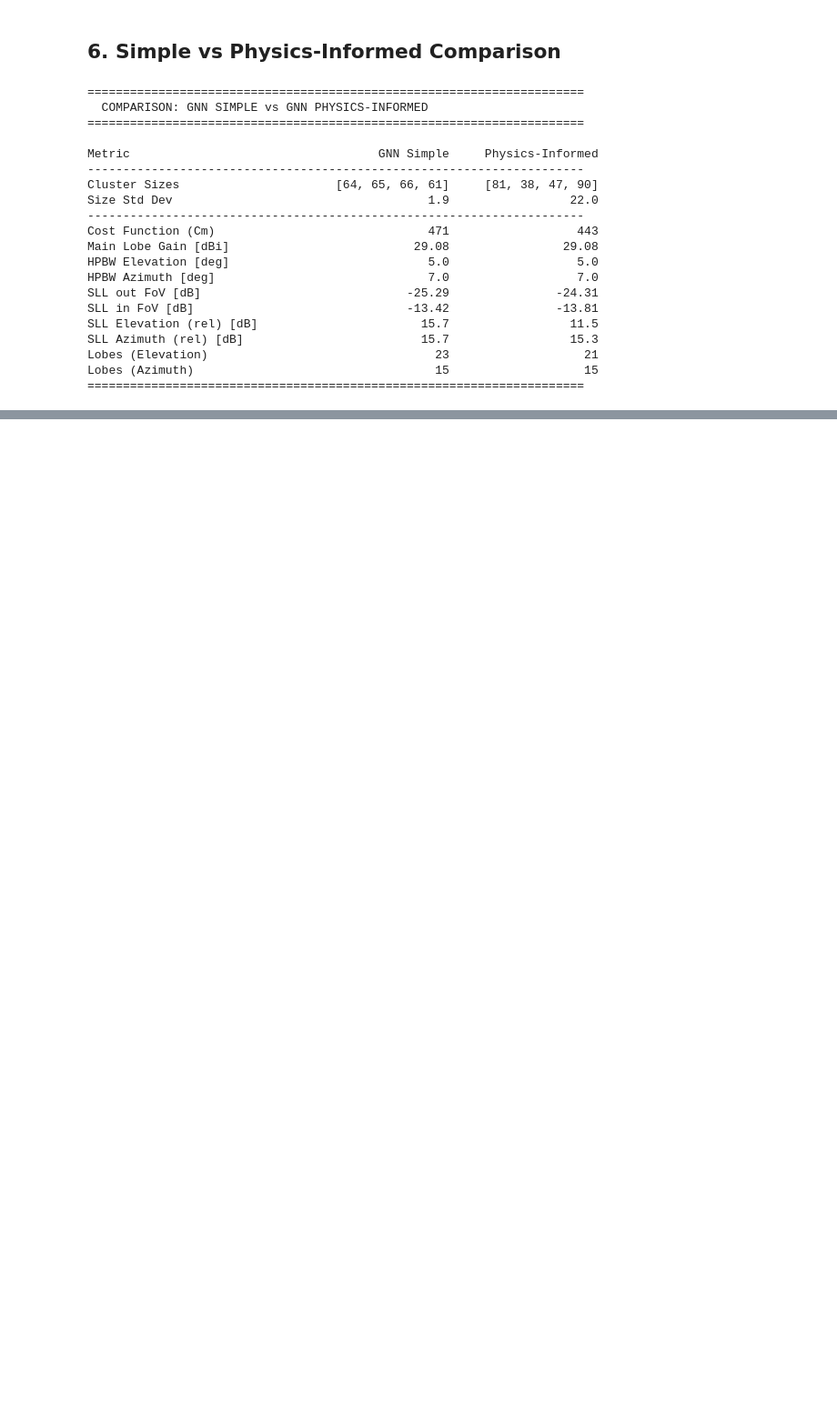
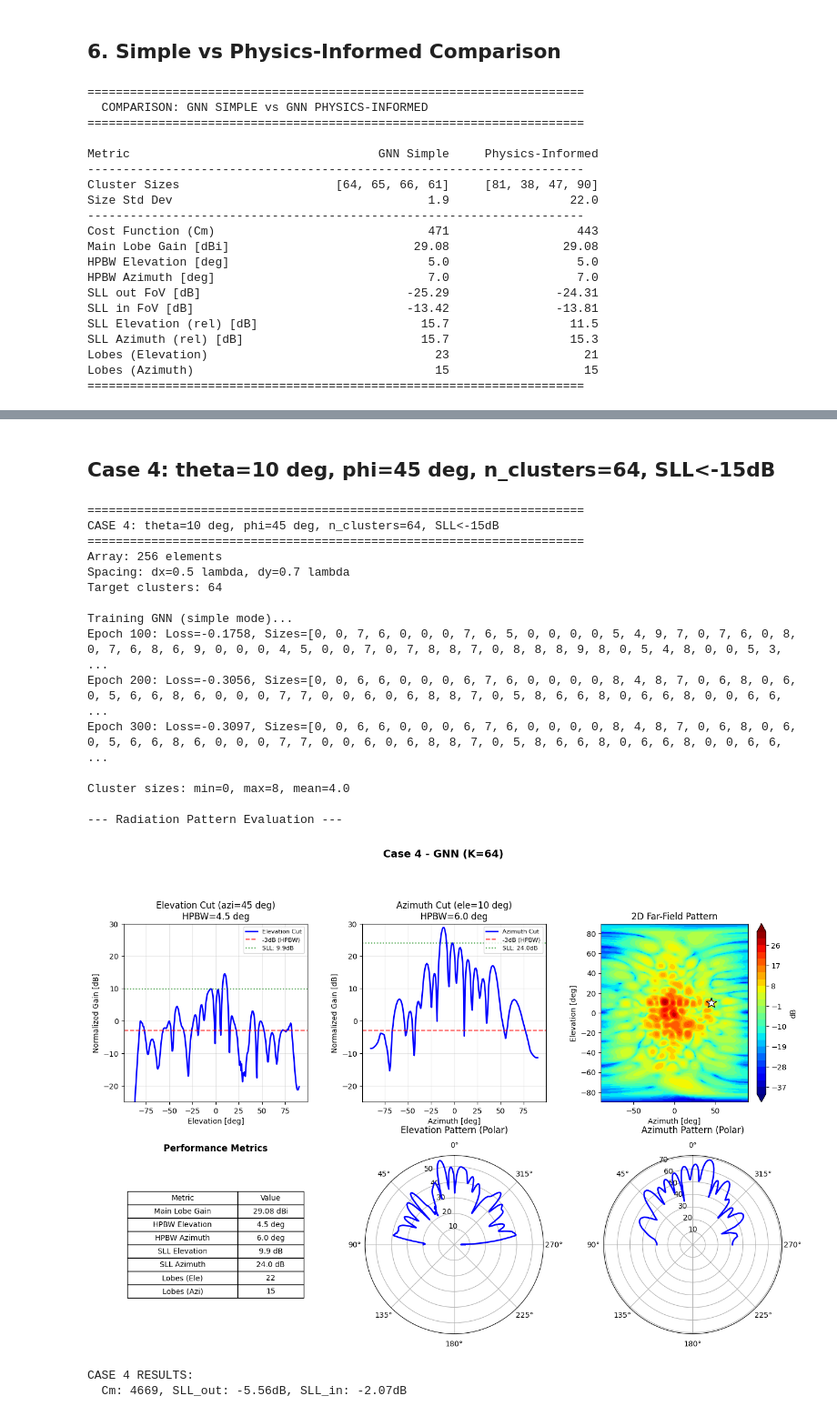
Before and after one commit to mindPazi/antenna-clustering, a Jupyter notebook: irregular/gnn/gnn.ipynb, the cells around one changed output, grey strips where cells are left out. Shown at 91% size. Cells and saved outputs as stored; diff of their text form; code cells hidden in the pictures; blank space fills up the shorter version.

```diff
--- a/irregular/gnn/gnn.ipynb
+++ b/irregular/gnn/gnn.ipynb
@@ -373,0 +729,68 @@ Lobes (Azimuth)                                  15                   15
+# %% [markdown]
+## Case 4: theta=10 deg, phi=45 deg, n_clusters=64, SLL<-15dB
+# %%
+# ============================================================
+# CASE 4: theta=10 deg, phi=45 deg, n_clusters=64
+#         SLL < -15dB
+# ============================================================
+
+print("="*70)
+print("CASE 4: theta=10 deg, phi=45 deg, n_clusters=64, SLL<-15dB")
+print("="*70)
+
+# Configuration
+config_c4 = URAConfig(rows=16, cols=16, dx=0.5, dy=0.7, freq_ghz=29.5)
+num_clusters_c4 = 64
+
+print(f"Array: {config_c4.N} elements")
+print(f"Spacing: dx={config_c4.dx} lambda, dy={config_c4.dy} lambda")
+print(f"Target clusters: {num_clusters_c4}")
+
+# Train GNN (simple mode)
+print("\nTraining GNN (simple mode)...")
+clusters_c4 = train_ura_clustering_simple(
+    config_c4,
+    num_clusters=num_clusters_c4,
+    epochs=300,
+    verbose=True
+)
+
+# Get cluster sizes
+sizes_c4 = np.bincount(clusters_c4, minlength=num_clusters_c4)
+print(f"\nCluster sizes: min={sizes_c4.min()}, max={sizes_c4.max()}, mean={sizes_c4.mean():.1f}")
+
+# Radiation pattern evaluation
+print("\n--- Radiation Pattern Evaluation ---")
+lattice_c4 = LatticeConfig(Nz=16, Ny=16, dist_z=0.7, dist_y=0.5, lattice_type=1)
+system_c4 = SystemConfig(freq=29.5e9, azi0=45, ele0=10, dele=0.5, dazi=0.5)
+mask_c4 = MaskConfig(elem=30, azim=60, SLL_level=15, SLLin=15)
+eef_c4 = ElementPatternConfig(P=1, Gel=5, load_file=0)
+array_c4 = AntennaArray(lattice_c4, system_c4, mask_c4, eef_c4)
+
+clusters_antenna_c4 = assignments_to_antenna_format(clusters_c4, grid_shape=(config_c4.rows, config_c4.cols))
+result_c4 = array_c4.evaluate_clustering(clusters_antenna_c4)
+metrics_c4 = plot_lobe_analysis(result_c4['FF_I_dB'], array_c4,
+                                G_boresight=result_c4['G_boresight'],
+                                title=f"Case 4 - GNN (K={num_clusters_c4})")
+
+print(f"\nCASE 4 RESULTS:")
+print(f"  Cm: {result_c4['Cm']}, SLL_out: {result_c4['sll_out']:.2f}dB, SLL_in: {result_c4['sll_in']:.2f}dB")
+# %% [output]
+======================================================================
+CASE 4: theta=10 deg, phi=45 deg, n_clusters=64, SLL<-15dB
+======================================================================
+Array: 256 elements
+Spacing: dx=0.5 lambda, dy=0.7 lambda
+Target clusters: 64
+
+Training GNN (simple mode)...
+Epoch 100: Loss=-0.1758, Sizes=[0, 0, 7, 6, 0, 0, 0, 7, 6, 5, 0, 0, 0, 0, 5, 4, 9, 7, 0, 7, 6, 0, 8, 0, 7, 6, 8, 6, 9, 0, 0, 0, 4, 5, 0, 0, 7, 0, 7, 8, 8, 7, 0, 8, 8, 8, 9, 8, 0, 5, 4, 8, 0, 0, 5, 3,  ...
+Epoch 200: Loss=-0.3056, Sizes=[0, 0, 6, 6, 0, 0, 0, 6, 7, 6, 0, 0, 0, 0, 8, 4, 8, 7, 0, 6, 8, 0, 6, 0, 5, 6, 6, 8, 6, 0, 0, 0, 7, 7, 0, 0, 6, 0, 6, 8, 8, 7, 0, 5, 8, 6, 6, 8, 0, 6, 6, 8, 0, 0, 6, 6,  ...
+Epoch 300: Loss=-0.3097, Sizes=[0, 0, 6, 6, 0, 0, 0, 6, 7, 6, 0, 0, 0, 0, 8, 4, 8, 7, 0, 6, 8, 0, 6, 0, 5, 6, 6, 8, 6, 0, 0, 0, 7, 7, 0, 0, 6, 0, 6, 8, 8, 7, 0, 5, 8, 6, 6, 8, 0, 6, 6, 8, 0, 0, 6, 6,  ...
+
+Cluster sizes: min=0, max=8, mean=4.0
+
+--- Radiation Pattern Evaluation ---
+[figure, added]
+CASE 4 RESULTS:
+  Cm: 4669, SLL_out: -5.56dB, SLL_in: -2.07dB
```
Also changed, not shown: parts of 11 cells of this notebook, 6 other files.
